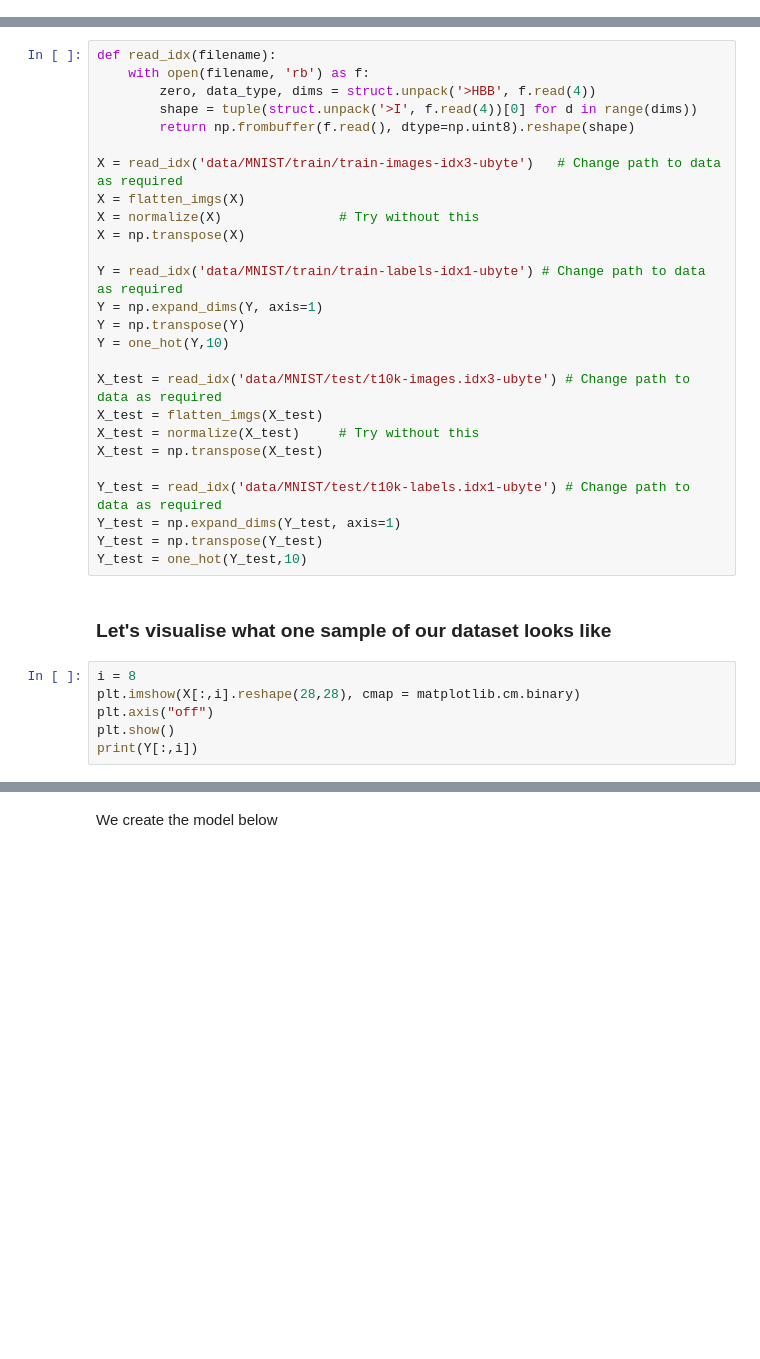
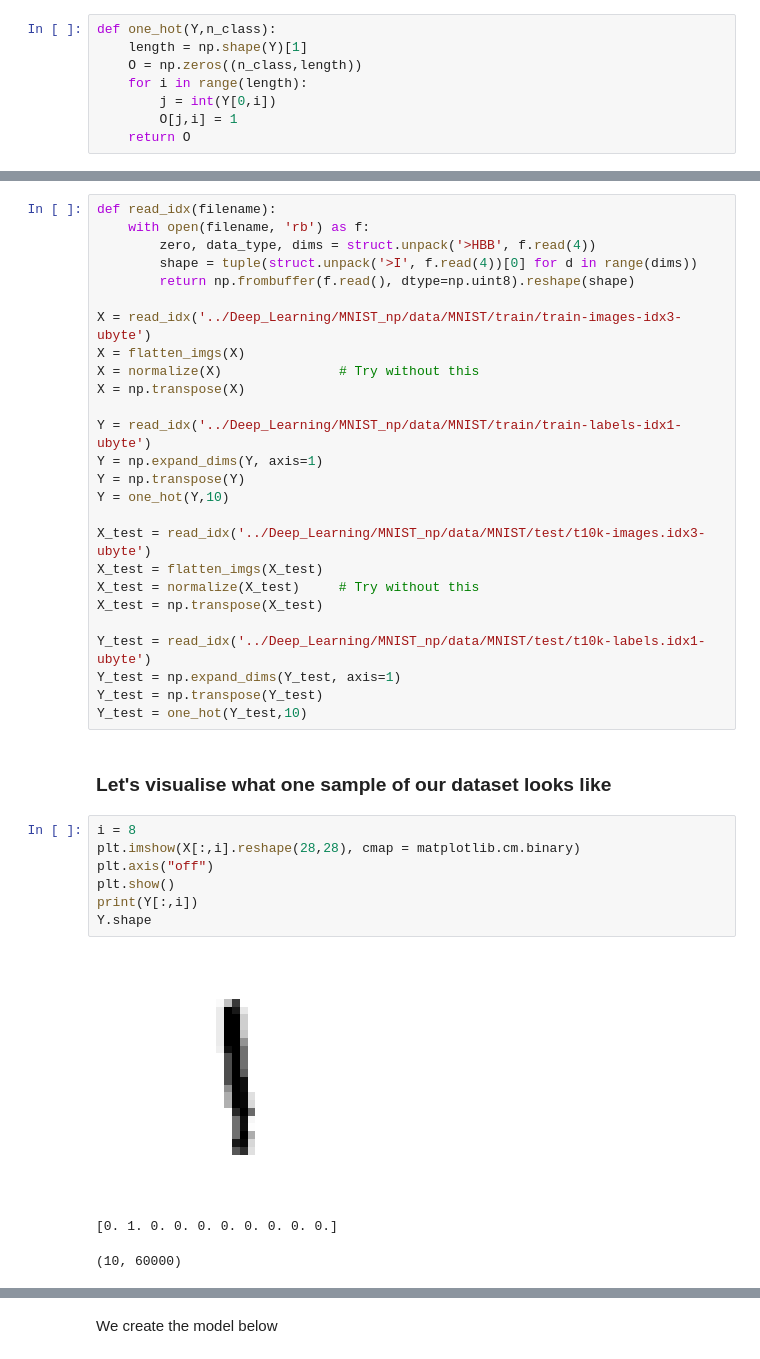
Before and after one commit to akarshgopal/AI, a Jupyter notebook: Machine_Learning/Neural_Networks_Primer.ipynb, the cells around one changed output, grey strips where cells are left out. Cells and saved outputs as stored; diff of their text form; blank space fills up the shorter version.

```diff
--- a/Machine_Learning/Neural_Networks_Primer.ipynb
+++ b/Machine_Learning/Neural_Networks_Primer.ipynb
@@ -113,2 +105,10 @@ def one_hot(Y, n_class):
+# %%
+def one_hot(Y,n_class):
+    length = np.shape(Y)[1]
+    O = np.zeros((n_class,length))
+    for i in range(length):
+        j = int(Y[0,i])
+        O[j,i] = 1
+    return O
 # %% [markdown]
 It is useful to have the inverse encoding from on-hot representation. Thus:
@@ -609,22 +572,22 @@ def read_idx(filename):
         shape = tuple(struct.unpack('>I', f.read(4))[0] for d in range(dims))
         return np.frombuffer(f.read(), dtype=np.uint8).reshape(shape)
 
-X = read_idx('data/MNIST/train/train-images-idx3-ubyte')   # Change path to data as required
+X = read_idx('../Deep_Learning/MNIST_np/data/MNIST/train/train-images-idx3-ubyte')
 X = flatten_imgs(X)
 X = normalize(X)               # Try without this
 X = np.transpose(X)
 
-Y = read_idx('data/MNIST/train/train-labels-idx1-ubyte') # Change path to data as required
+Y = read_idx('../Deep_Learning/MNIST_np/data/MNIST/train/train-labels-idx1-ubyte')
 Y = np.expand_dims(Y, axis=1)
 Y = np.transpose(Y)
 Y = one_hot(Y,10)
 
-X_test = read_idx('data/MNIST/test/t10k-images.idx3-ubyte') # Change path to data as required
+X_test = read_idx('../Deep_Learning/MNIST_np/data/MNIST/test/t10k-images.idx3-ubyte')
 X_test = flatten_imgs(X_test)
 X_test = normalize(X_test)     # Try without this
 X_test = np.transpose(X_test)
 
-Y_test = read_idx('data/MNIST/test/t10k-labels.idx1-ubyte') # Change path to data as required
+Y_test = read_idx('../Deep_Learning/MNIST_np/data/MNIST/test/t10k-labels.idx1-ubyte')
 Y_test = np.expand_dims(Y_test, axis=1)
 Y_test = np.transpose(Y_test)
 Y_test = one_hot(Y_test,10)
@@ -633,6 +596,11 @@ Y_test = one_hot(Y_test,10)
 # %%
 i = 8
 plt.imshow(X[:,i].reshape(28,28), cmap = matplotlib.cm.binary)
 plt.axis("off")
 plt.show()
 print(Y[:,i])
+Y.shape
+# %% [output]
+[figure, added]
+[0. 1. 0. 0. 0. 0. 0. 0. 0. 0.]
+(10, 60000)
```
Also changed, not shown: parts of 35 cells of this notebook, 1 other file.
